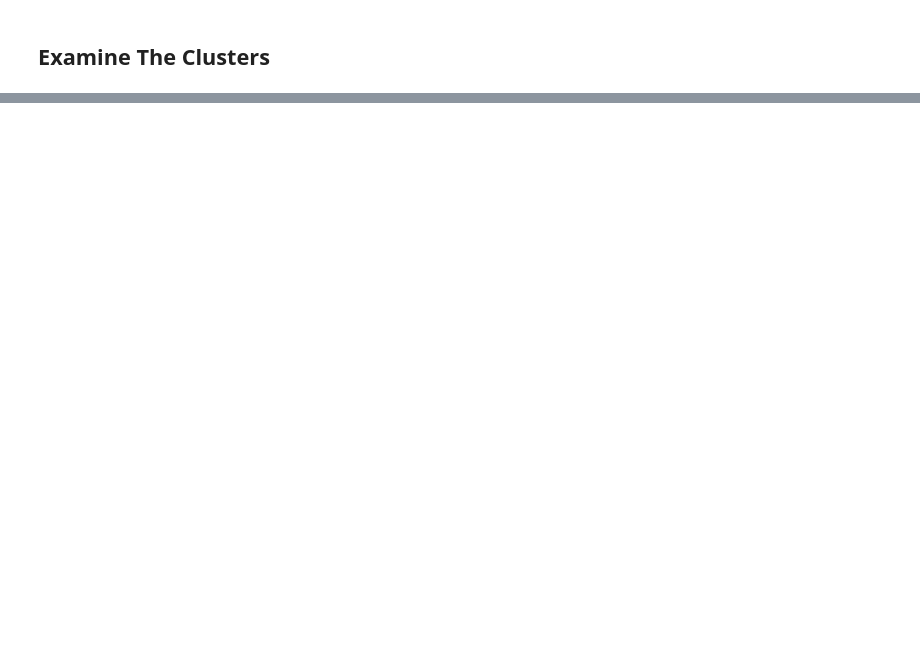
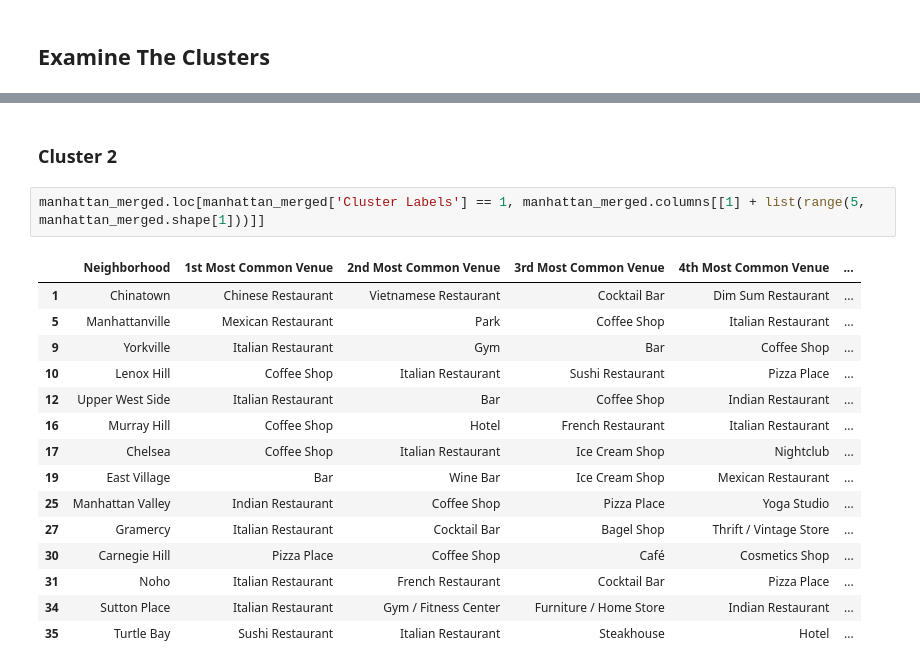
Before and after one commit to codefeast/Coursera_Capstone, a Jupyter notebook: CourseraCapstonePrjPt2.ipynb, the cells around one changed output, grey strips where cells are left out. Drawn from its saved outputs; the diff is of its cells as text; blank space fills up the shorter version.

```diff
--- a/CourseraCapstonePrjPt2.ipynb
+++ b/CourseraCapstonePrjPt2.ipynb
@@ -475,3 +497,23 @@ manhattan_merged.loc[manhattan_merged['Cluster Labels'] == 0, manhattan_merged.c
 | 33 | Midtown South | Korean Restaurant | Hotel | Hotel Bar | Cosmetics Shop | ... |
 | 38 | Flatiron | Yoga Studio | American Restaurant | Italian Restaurant | Gym / Fitness Center | ... |
 | 39 | Hudson Yards | Coffee Shop | Hotel | Italian Restaurant | Café | ... |
+# %% [markdown]
+### Cluster 2
+# %%
+manhattan_merged.loc[manhattan_merged['Cluster Labels'] == 1, manhattan_merged.columns[[1] + list(range(5, manhattan_merged.shape[1]))]]
+# %% [output]
+|  | Neighborhood | 1st Most Common Venue | 2nd Most Common Venue | 3rd Most Common Venue | 4th Most Common Venue | ... |
+| 1 | Chinatown | Chinese Restaurant | Vietnamese Restaurant | Cocktail Bar | Dim Sum Restaurant | ... |
+| 5 | Manhattanville | Mexican Restaurant | Park | Coffee Shop | Italian Restaurant | ... |
+| 9 | Yorkville | Italian Restaurant | Gym | Bar | Coffee Shop | ... |
+| 10 | Lenox Hill | Coffee Shop | Italian Restaurant | Sushi Restaurant | Pizza Place | ... |
+| 12 | Upper West Side | Italian Restaurant | Bar | Coffee Shop | Indian Restaurant | ... |
+| 16 | Murray Hill | Coffee Shop | Hotel | French Restaurant | Italian Restaurant | ... |
+| 17 | Chelsea | Coffee Shop | Italian Restaurant | Ice Cream Shop | Nightclub | ... |
+| 19 | East Village | Bar | Wine Bar | Ice Cream Shop | Mexican Restaurant | ... |
+| 25 | Manhattan Valley | Indian Restaurant | Coffee Shop | Pizza Place | Yoga Studio | ... |
+| 27 | Gramercy | Italian Restaurant | Cocktail Bar | Bagel Shop | Thrift / Vintage Store | ... |
+| 30 | Carnegie Hill | Pizza Place | Coffee Shop | Café | Cosmetics Shop | ... |
+| 31 | Noho | Italian Restaurant | French Restaurant | Cocktail Bar | Pizza Place | ... |
+| 34 | Sutton Place | Italian Restaurant | Gym / Fitness Center | Furniture / Home Store | Indian Restaurant | ... |
+| 35 | Turtle Bay | Sushi Restaurant | Italian Restaurant | Steakhouse | Hotel | ... |
```
Also changed, not shown: parts of 18 cells of this notebook, 2 other files.
